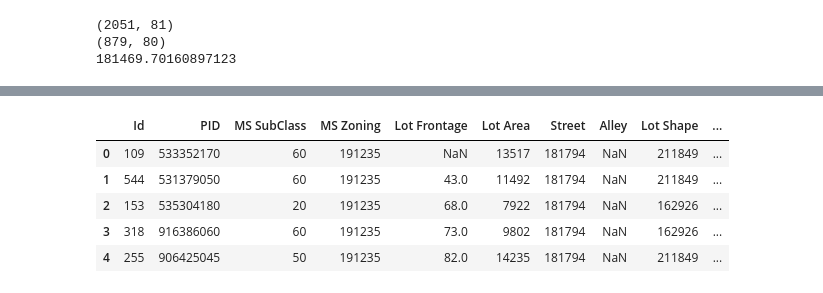
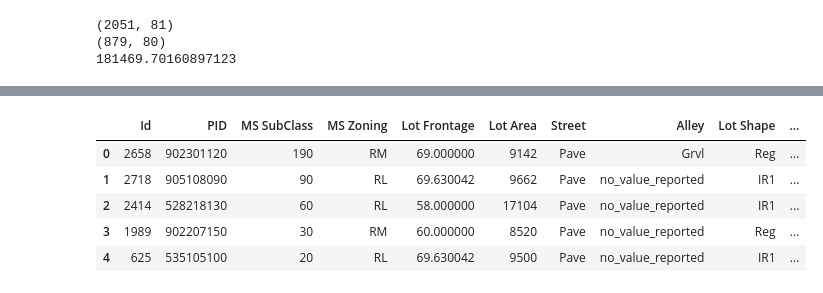
Before and after one commit to pwalesdi/Ames_Housing_Data, a Jupyter notebook: Project_2_Updated.ipynb, the cells around one changed output, grey strips where cells are left out. Drawn from its saved outputs; the diff is of its cells as text; code cells hidden in the pictures.

```diff
--- a/Project_2_Updated.ipynb
+++ b/Project_2_Updated.ipynb
@@ -218,6 +113,7 @@ ames_test.fillna('no_value_reported', inplace=True)
 # ames_train.fillna(ames_test.mean(), inplace=True)
 # ames_train.fillna('no_value_reported', inplace=True)
 # %%
+# Here is where I choose my variables to test.
 tested_col = [
     'Overall Qual',
     'Gr Liv Area',
@@ -225,30 +121,30 @@ tested_col = [
     'TotRms AbvGrd',
     'GLA_OQ',
     '1st Flr SF',
-    'rich_hood',
+#     'rich_hood',
 #     'garage',
 #     'Yr Sold',
     'Year Remod/Add',
-    'Area_rhood',
+#     'Area_rhood',
     'quality_sq_ft',
-    'EX_Q',
+#     'EX_Q',
 #     'GarageT',
 #     'HEAT',
-    'BasQual',
+#     'BasQual',
 #     'FOUND',
-    'ZONE',
+#     'ZONE',
 #     'Style',
 #     'home_age',
-    'base_1st',
-#   'Quality_sq',
+#     'base_1st',
+  'Quality_sq',
     'GLA_SQ',
-    'GLA_Bath',
+#     'GLA_Bath',
 #     'Quality_rhood',
 # ##    'qual_neig',
-    'Qual*GLA*Lot',
-    'Qual_Gar',
-    'Qual_Liv_Gar',
-    'garage_area_cars',
+#     'Qual*GLA*Lot',
+#     'Qual_Gar',
+#     'Qual_Liv_Gar',
+#     'garage_area_cars',
 #     'Yr_brm',
 #     'EXTQUAL_GLA',
 #     'GLA_Garage',
@@ -256,14 +152,14 @@ tested_col = [
 ##     'Roof_Sty',
 #     'EXTerior',
 #     'EXTcond',
-    'MS SubClass',
+#     'MS SubClass',
 #     'MS Zoning',
 #   'Street',
 ##  'Alley',
-  'Land Contour',
+#   'Land Contour',
 #   'Lot Config',
 #   'Neighborhood',
-  'Condition 1',
+#   'Condition 1',
 #     'Kitch_Qual',
 #     'Kitchen Qual',
 #   'Condition 2',
@@ -315,13 +199,15 @@ ames_test = log_num_col(ames_test, log_col, tested_col)
 # %%
+# This is adding Sale Price back into our DF
 # ames_train = ames_train[tested_col]
 # ames_test = ames_test[tested_col]
 ames_train['SalePrice'] = Sale
 ames_train.head()
+ames_test.head()
 # %% [output]
 |  | Id | PID | MS SubClass | MS Zoning | Lot Frontage | Lot Area | Street | Alley | Lot Shape | ... |
-| 0 | 109 | 533352170 | 60 | 191235 | NaN | 13517 | 181794 | NaN | 211849 | ... |
-| 1 | 544 | 531379050 | 60 | 191235 | 43.0 | 11492 | 181794 | NaN | 211849 | ... |
-| 2 | 153 | 535304180 | 20 | 191235 | 68.0 | 7922 | 181794 | NaN | 162926 | ... |
-| 3 | 318 | 916386060 | 60 | 191235 | 73.0 | 9802 | 181794 | NaN | 162926 | ... |
-| 4 | 255 | 906425045 | 50 | 191235 | 82.0 | 14235 | 181794 | NaN | 211849 | ... |
+| 0 | 2658 | 902301120 | 190 | RM | 69.000000 | 9142 | Pave | Grvl | Reg | ... |
+| 1 | 2718 | 905108090 | 90 | RL | 69.630042 | 9662 | Pave | no_value_reported | IR1 | ... |
+| 2 | 2414 | 528218130 | 60 | RL | 58.000000 | 17104 | Pave | no_value_reported | IR1 | ... |
+| 3 | 1989 | 902207150 | 30 | RM | 60.000000 | 8520 | Pave | no_value_reported | Reg | ... |
+| 4 | 625 | 535105100 | 20 | RL | 69.630042 | 9500 | Pave | no_value_reported | IR1 | ... |
 # %%
```
Also changed, not shown: parts of 36 cells of this notebook, 1 other file.
